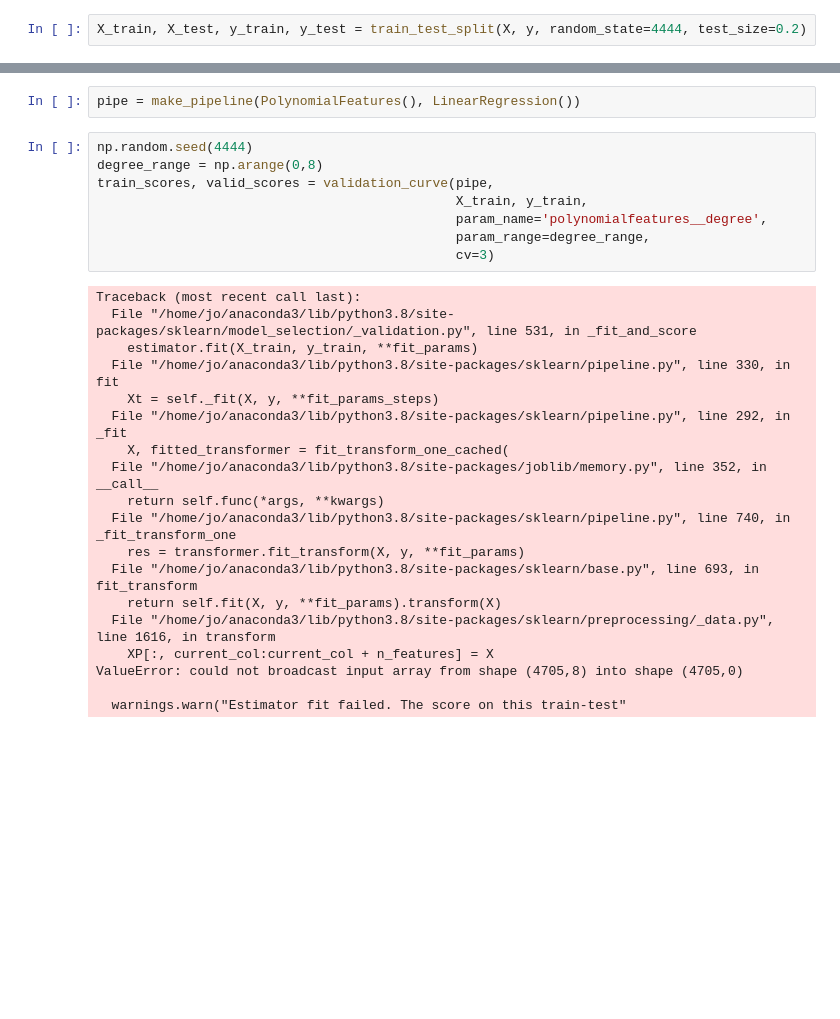
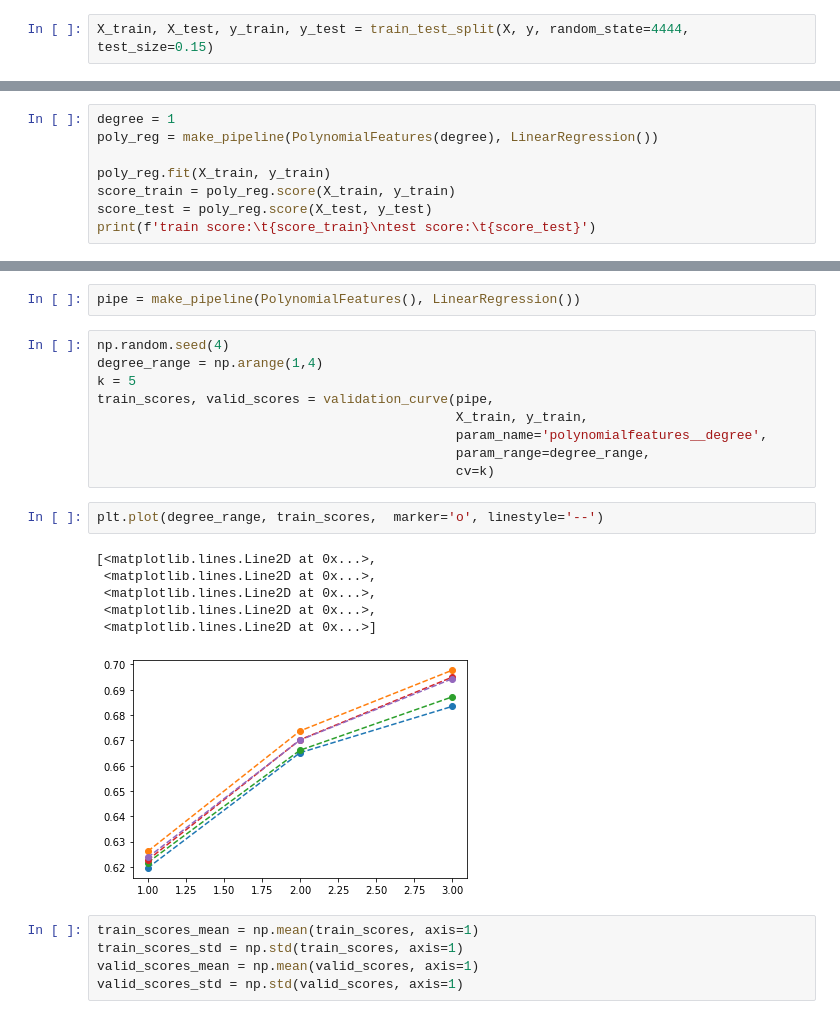
Before and after one commit to manasanoolu7/Belgium-prices-prediction, a Jupyter notebook: assets/different_kind_regressions.ipynb, the cells around one changed output, grey strips where cells are left out. Cells and saved outputs as stored; diff of their text form; blank space fills up the shorter version.

Commit message:
validation curves

```diff
--- a/assets/different_kind_regressions.ipynb
+++ b/assets/different_kind_regressions.ipynb
@@ -83,7 +83,7 @@ df
 X = df.loc[:, df.columns != 'price'].to_numpy()
 y = df['price'].to_numpy()
 # %%
-X_train, X_test, y_train, y_test = train_test_split(X, y, random_state=4444, test_size=0.2)
+X_train, X_test, y_train, y_test = train_test_split(X, y, random_state=4444, test_size=0.15)
 # %%
 X_train, y_train, X_test, y_test
 # %% [output]
@@ -149,0 +128,8 @@ sgd_reg.get_params()
+# %%
+degree = 1
+poly_reg = make_pipeline(PolynomialFeatures(degree), LinearRegression())
+
+poly_reg.fit(X_train, y_train)
+score_train = poly_reg.score(X_train, y_train)
+score_test = poly_reg.score(X_test, y_test)
+print(f'train score:\t{score_train}\ntest score:\t{score_test}')
@@ -222,29 +211,25 @@ poly_reg.get_params()
 # %%
 pipe = make_pipeline(PolynomialFeatures(), LinearRegression())
 # %%
-np.random.seed(4444)
-degree_range = np.arange(0,8)
+np.random.seed(4)
+degree_range = np.arange(1,4)
+k = 5
 train_scores, valid_scores = validation_curve(pipe,
                                               X_train, y_train,
                                               param_name='polynomialfeatures__degree',
                                               param_range=degree_range,
-                                              cv=3)
+                                              cv=k)
-# %% [output]
-Traceback (most recent call last):
-  File "/home/jo/anaconda3/lib/python3.8/site-packages/sklearn/model_selection/_validation.py", line 531, in _fit_and_score
-    estimator.fit(X_train, y_train, **fit_params)
-  File "/home/jo/anaconda3/lib/python3.8/site-packages/sklearn/pipeline.py", line 330, in fit
-    Xt = self._fit(X, y, **fit_params_steps)
-  File "/home/jo/anaconda3/lib/python3.8/site-packages/sklearn/pipeline.py", line 292, in _fit
-    X, fitted_transformer = fit_transform_one_cached(
-  File "/home/jo/anaconda3/lib/python3.8/site-packages/joblib/memory.py", line 352, in __call__
-    return self.func(*args, **kwargs)
-  File "/home/jo/anaconda3/lib/python3.8/site-packages/sklearn/pipeline.py", line 740, in _fit_transform_one
-    res = transformer.fit_transform(X, y, **fit_params)
-  File "/home/jo/anaconda3/lib/python3.8/site-packages/sklearn/base.py", line 693, in fit_transform
-    return self.fit(X, y, **fit_params).transform(X)
-  File "/home/jo/anaconda3/lib/python3.8/site-packages/sklearn/preprocessing/_data.py", line 1616, in transform
-    XP[:, current_col:current_col + n_features] = X
-ValueError: could not broadcast input array from shape (4705,8) into shape (4705,0)
-
-  warnings.warn("Estimator fit failed. The score on this train-test"
+# %%
+plt.plot(degree_range, train_scores,  marker='o', linestyle='--')
+# %% [output]
+[<matplotlib.lines.Line2D at 0x...>,
+ <matplotlib.lines.Line2D at 0x...>,
+ <matplotlib.lines.Line2D at 0x...>,
+ <matplotlib.lines.Line2D at 0x...>,
+ <matplotlib.lines.Line2D at 0x...>]
+[figure, added]
+# %%
+train_scores_mean = np.mean(train_scores, axis=1)
+train_scores_std = np.std(train_scores, axis=1)
+valid_scores_mean = np.mean(valid_scores, axis=1)
+valid_scores_std = np.std(valid_scores, axis=1)
```
Also changed, not shown: parts of 11 cells of this notebook, 1 other file.
